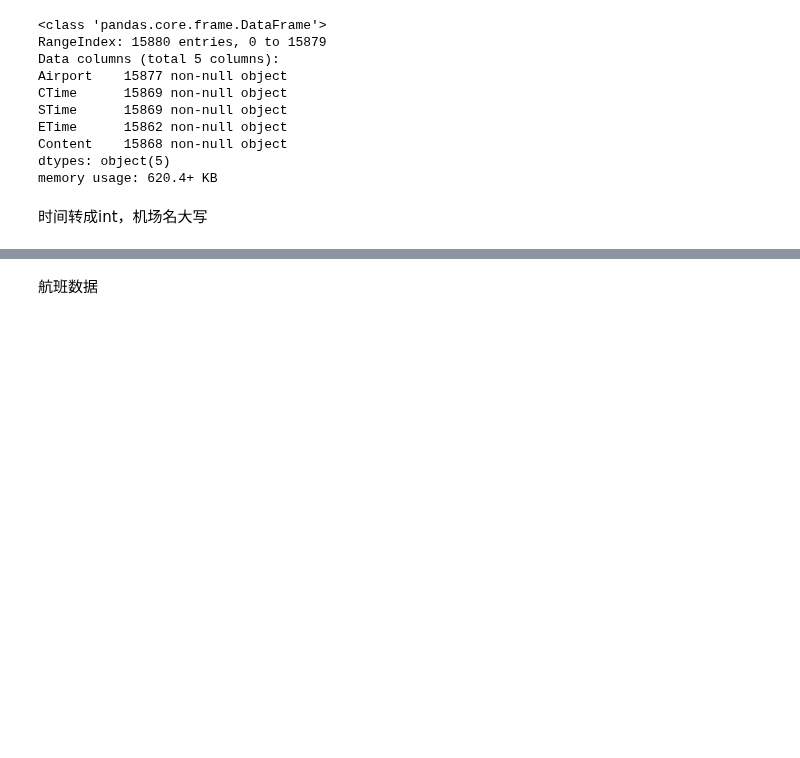
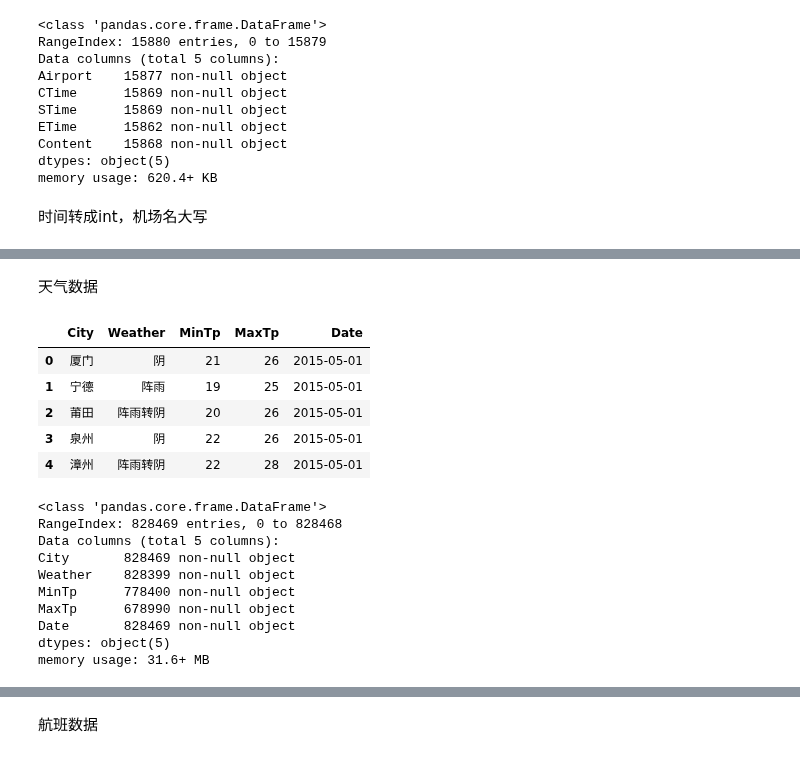
Before and after one commit to coder-ss/ml-learn, a Jupyter notebook: competition/ctrip-fight/exporing.ipynb, the cells around one changed output, grey strips where cells are left out. Cells and saved outputs as stored; diff of their text form; code cells hidden in the pictures; blank space fills up the shorter version.

```diff
--- a/competition/ctrip-fight/exporing.ipynb
+++ b/competition/ctrip-fight/exporing.ipynb
@@ -54,3 +54,26 @@ train_s.head()
 | 6784 | AHJ | 1467008145 | 1467007200 | 1467014400 | 目前阿坝机场有雾，能见度600米，期间进出港航班可能会受到影响。 |
 | 6621 | AKU | 1466544316 | 1466544000 | 1466550000 | 目前阿克苏机场有雷，期间进出港航班可能会受到影响。 |
 | 6540 | AQG | 1466324409 | 1466323200 | 1466334000 | 目前安庆机场有雷雨，期间进出港航班可能会受到影响。 |
+# %% [markdown]
+天气数据
+# %%
+train_w = pd.read_csv('input/train/weather.csv', low_memory=False)
+display(train_w.head())
+train_w.info()
+# %% [output]
+|  | City | Weather | MinTp | MaxTp | Date |
+| 0 | 厦门 | 阴 | 21 | 26 | 2015-05-01 |
+| 1 | 宁德 | 阵雨 | 19 | 25 | 2015-05-01 |
+| 2 | 莆田 | 阵雨转阴 | 20 | 26 | 2015-05-01 |
+| 3 | 泉州 | 阴 | 22 | 26 | 2015-05-01 |
+| 4 | 漳州 | 阵雨转阴 | 22 | 28 | 2015-05-01 |
+<class 'pandas.core.frame.DataFrame'>
+RangeIndex: 828469 entries, 0 to 828468
+Data columns (total 5 columns):
+City       828469 non-null object
+Weather    828399 non-null object
+MinTp      778400 non-null object
+MaxTp      678990 non-null object
+Date       828469 non-null object
+dtypes: object(5)
+memory usage: 31.6+ MB
```
Also changed, not shown: parts of 15 cells of this notebook.
